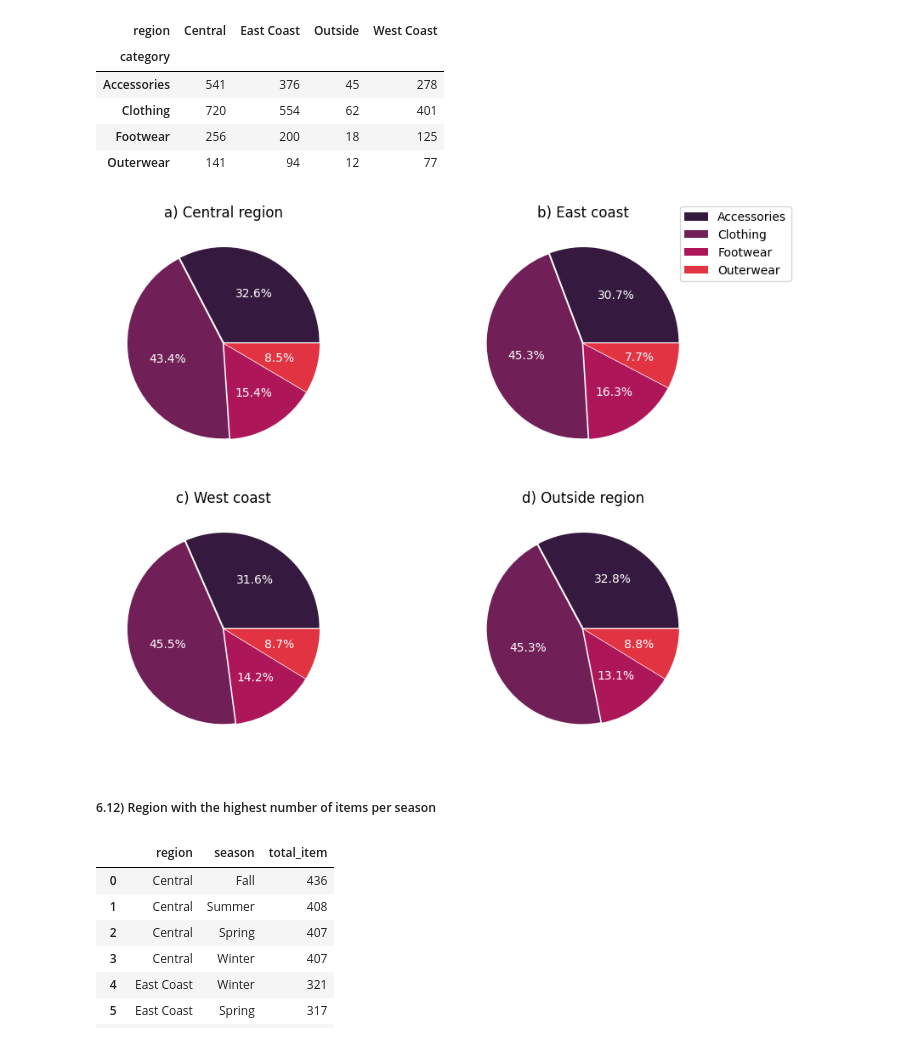
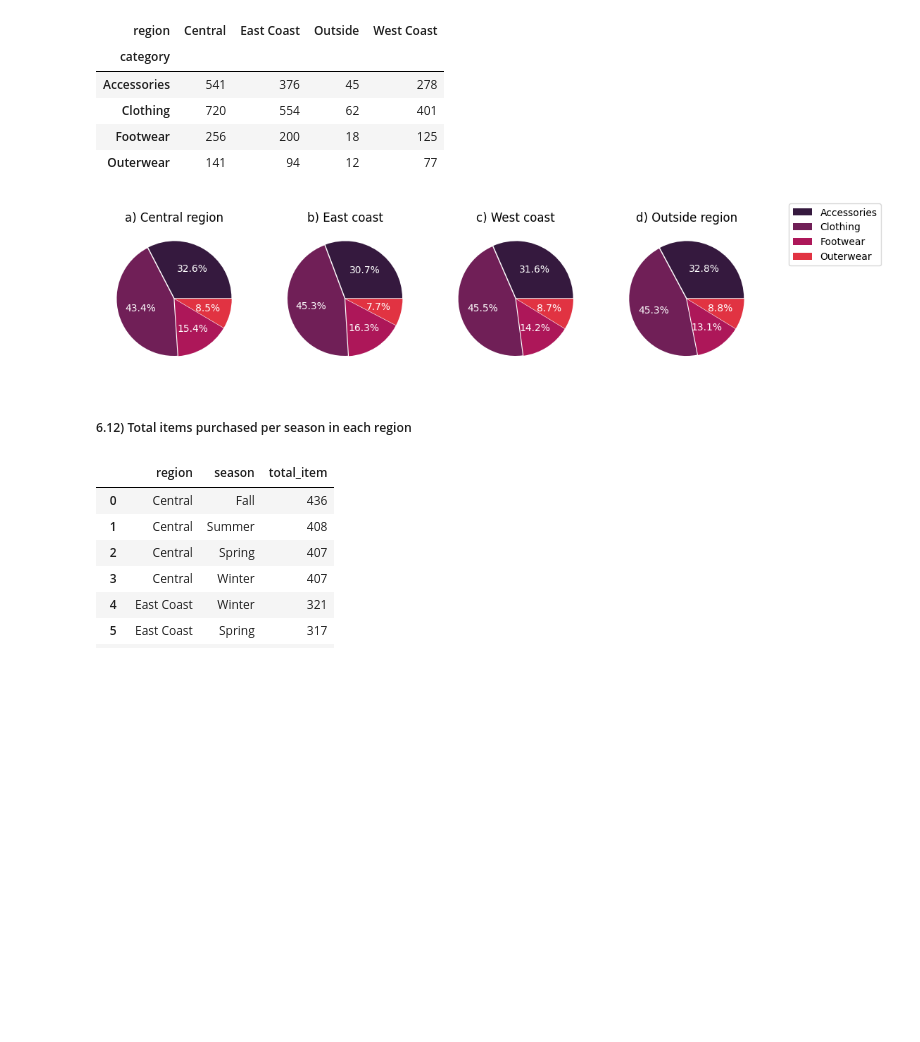
Before and after one commit to maryisabela15/Shopping_trends_project, a Jupyter notebook: shopping_code.ipynb, the cells around one changed output. Drawn from its saved outputs; the diff is of its cells as text; code cells hidden in the pictures; blank space fills up the shorter version.

```diff
--- a/shopping_code.ipynb
+++ b/shopping_code.ipynb
@@ -488,36 +492,34 @@ df
 | Footwear | 256 | 200 | 18 | 125 |
 | Outerwear | 141 | 94 | 12 | 77 |
 # %%
-fig, axes = plt.subplots(2, 2, sharex= False, figsize=(10, 8))
+fig, axes = plt.subplots(1, 4, sharex= False, figsize=(12, 8))
 
 # Plot 1: Central region
-axes[0,0].pie(df['Central'], labels=None, autopct='%1.1f%%',
+axes[0].pie(df['Central'], labels=None, autopct='%1.1f%%',
               colors=sns.color_palette("rocket"), explode=[0.01, 0.01, 0.01, 0.01], textprops=dict(color="w"))
-axes[0,0].set_title('a) Central region')
+axes[0].set_title('a) Central region')
 
 # Plot 1: East coast
-axes[0,1].pie(df['East Coast'], labels=None, autopct='%1.1f%%',
+axes[1].pie(df['East Coast'], labels=None, autopct='%1.1f%%',
              colors=sns.color_palette("rocket"), explode=[0.01, 0.01, 0.01, 0.01], textprops=dict(color="w"))
-axes[0,1].set_title('b) East coast')
+axes[1].set_title('b) East coast')
 
 # Plot 1: West coast
-axes[1,0].pie(df['West Coast'], labels=None, autopct='%1.1f%%',
+axes[2].pie(df['West Coast'], labels=None, autopct='%1.1f%%',
              colors=sns.color_palette("rocket"), explode=[0.01, 0.01, 0.01, 0.01], textprops=dict(color="w"))
-axes[1,0].set_title('c) West coast')
+axes[2].set_title('c) West coast')
 
 # Plot 1: Outside region
-axes[1,1].pie(df['Outside'], labels=None, autopct='%1.1f%%',
+axes[3].pie(df['Outside'], labels=None, autopct='%1.1f%%',
              colors=sns.color_palette("rocket"), explode=[0.01, 0.01, 0.01, 0.01], textprops=dict(color="w"))
-axes[1,1].set_title('d) Outside region')
+axes[3].set_title('d) Outside region')
 
-plt.legend(df.index, loc = 'upper right', bbox_to_anchor=(1.4, 2.3))
+plt.legend(df.index, loc = 'upper right', bbox_to_anchor=(1.9, 1.2))
 plt.show()
-
-#df.plot.pie(subplots=True, figsize=(15, 6), legend=False)
 # %% [output]
-[figure, old version]
+[figure, new version]
 # %% [markdown]
-##### 6.12) Region with the highest number of items per season
+##### 6.12) Total items purchased per season in each region
 # %%
 query = '''
   SELECT DISTINCT region,
```
Also changed, not shown: parts of 26 cells of this notebook.
